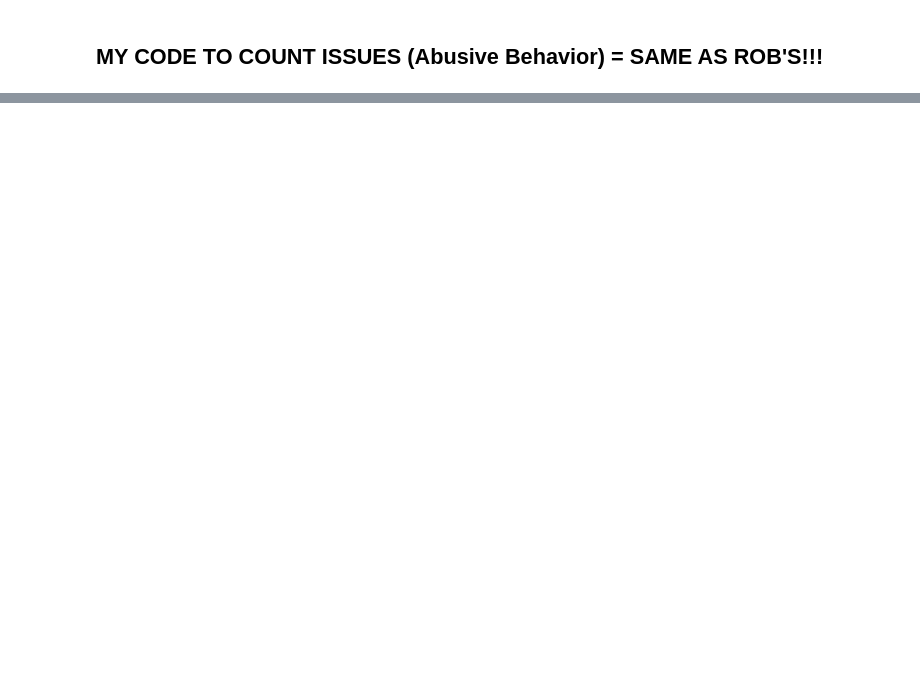
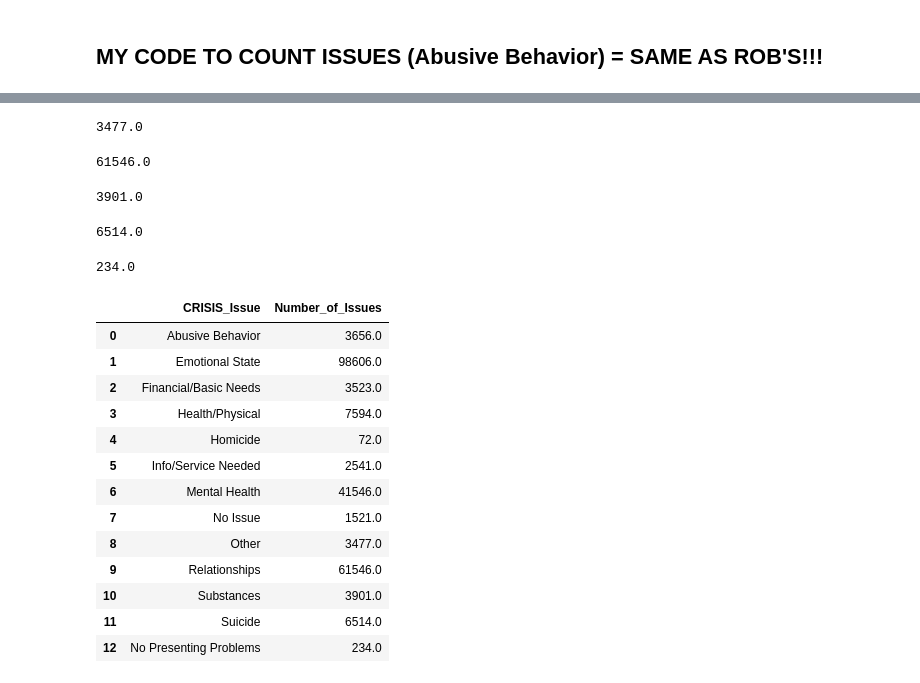
Before and after one commit to NSS-Data-Analytics-Cohort-6/fcs-crisis-data-campers, a Jupyter notebook: notebooks/FCS_project_datacampers.ipynb, the cells around one changed output, grey strips where cells are left out. Drawn from its saved outputs; the diff is of its cells as text; code cells hidden in the pictures; blank space fills up the shorter version.

```diff
--- a/notebooks/FCS_project_datacampers.ipynb
+++ b/notebooks/FCS_project_datacampers.ipynb
@@ -154,0 +165,57 @@ ab.sum()
+# %%
+# Total number of Other Description issues
+od = all_ci['CRISIS Issues - Other Description'].str.count(';')+1
+total_od = od.sum()
+total_od
+# %% [output]
+3477.0
+# %%
+# Total number of Relationships issues
+rel = all_ci['CRISIS Issues - Relationships'].str.count(';')+1
+total_rel = rel.sum()
+total_rel
+# %% [output]
+61546.0
+# %%
+# Total number of Substances issues
+sub = all_ci['CRISIS Issues - Substances'].str.count(';')+1
+total_sub = sub.sum()
+total_sub
+# %% [output]
+3901.0
+# %%
+# Total number of Suicide issues
+sui = all_ci['CRISIS Issues - Suicide'].str.count(';')+1
+total_sui = sui.sum()
+total_sui
+# %% [output]
+6514.0
+# %%
+# Total number of No presenting problems issues
+npp = all_ci['CRISIS Issues - No presenting problems'].str.count(';')+1
+total_npp = npp.sum()
+total_npp
+# %% [output]
+234.0
+# %%
+# Making the DataFrame
+num_issues_list = [total_ab, total_es, total_fbn, total_hp, total_hom, total_isn, total_mh, total_nic, total_od, total_rel, total_sub, total_sui, total_npp]
+cri_issues_list = ['Abusive Behavior', 'Emotional State', 'Financial/Basic Needs', 'Health/Physical', 'Homicide', 'Info/Service Needed', 'Mental Health', 'No Issue', 'Other', 'Relationships', 'Substances', 'Suicide', 'No Presenting Problems']
+issue_count_df = pd.DataFrame(list(zip(cri_issues_list, num_issues_list)),
+    columns =['CRISIS_Issue', 'Number_of_Issues'])
+issue_count_df
+# %% [output]
+|  | CRISIS_Issue | Number_of_Issues |
+| 0 | Abusive Behavior | 3656.0 |
+| 1 | Emotional State | 98606.0 |
+| 2 | Financial/Basic Needs | 3523.0 |
+| 3 | Health/Physical | 7594.0 |
+| 4 | Homicide | 72.0 |
+| 5 | Info/Service Needed | 2541.0 |
+| 6 | Mental Health | 41546.0 |
+| 7 | No Issue | 1521.0 |
+| 8 | Other | 3477.0 |
+| 9 | Relationships | 61546.0 |
+| 10 | Substances | 3901.0 |
+| 11 | Suicide | 6514.0 |
+| 12 | No Presenting Problems | 234.0 |
```
Also changed, not shown: parts of 26 cells of this notebook.
